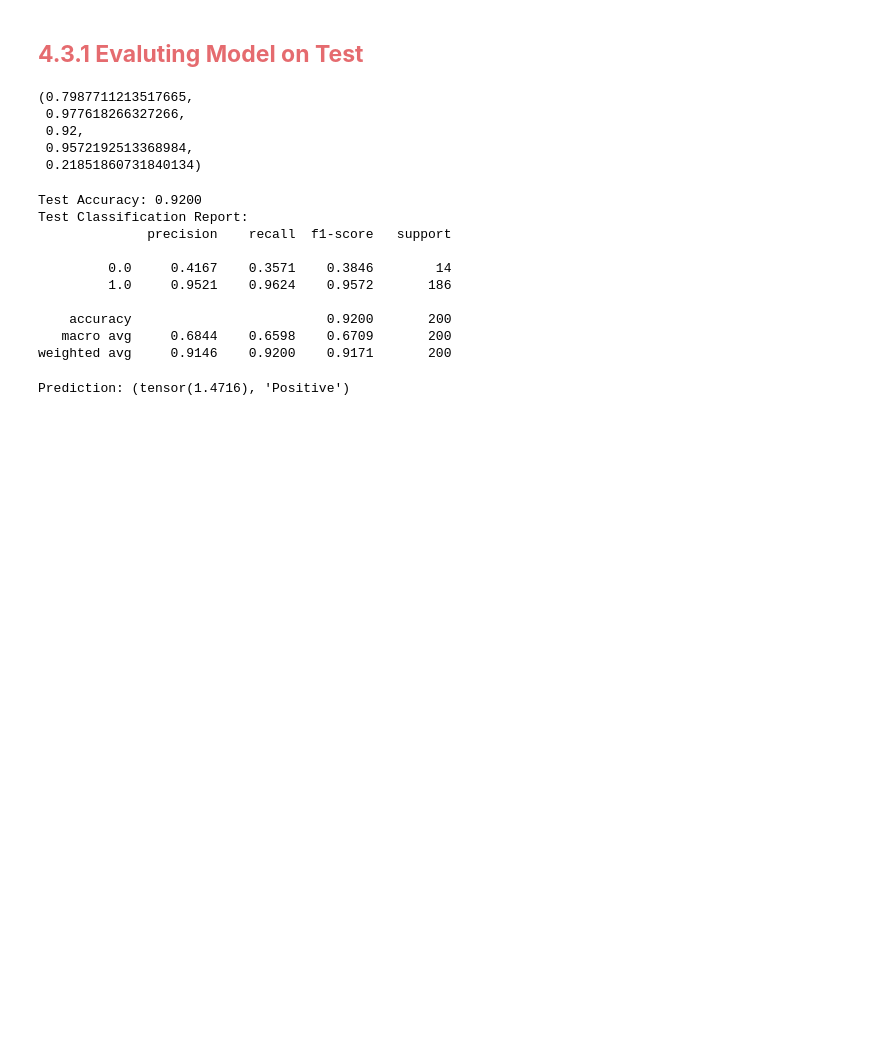
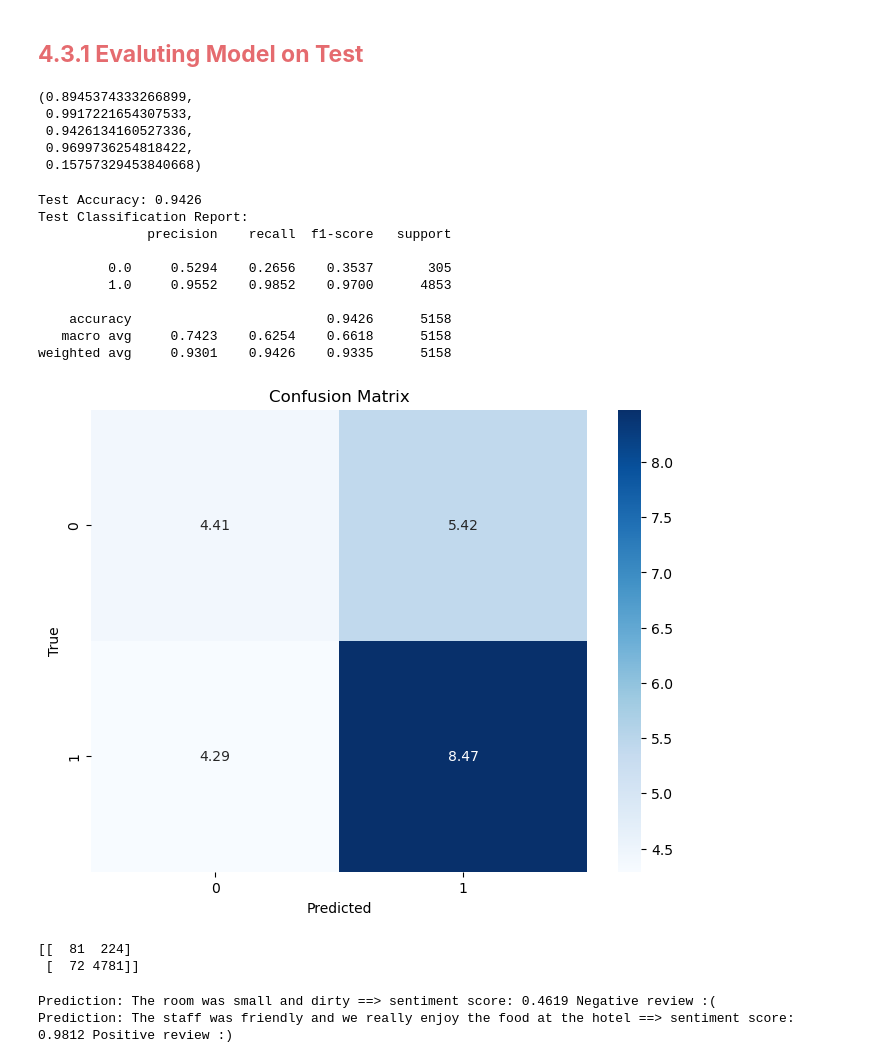
Before and after one commit to rkouak2s/customer_review, a Jupyter notebook: transformers.ipynb, the cells around one changed output. Cells and saved outputs as stored; diff of their text form; code cells hidden in the pictures; blank space fills up the shorter version.

```diff
--- a/transformers.ipynb
+++ b/transformers.ipynb
@@ -531,7 +534,7 @@ def train_(n_epochs, model, train_gen, val_gen, optimizer, scheduler, loss_fn, d
 # %%
 train_gen = create_data_loader(train[:30000],tokenizer, max_length, batch_size)
 val_gen = create_data_loader(val[:10000],tokenizer, max_length, batch_size)
-test_gen = create_data_loader(val[:200],tokenizer, max_length, batch_size)
+test_gen = create_data_loader(test,tokenizer, max_length, batch_size)
 # %%
 model = BinarySentimentClassifier()
 model.to(device)
@@ -613,11 +605,11 @@ plt.show()
 test_metrics = test_(model, test_gen, loss_fn, device, len(test_gen))
 test_metrics
 # %% [output]
-(0.7987711213517665,
- 0.977618266327266,
- 0.92,
- 0.9572192513368984,
- 0.21851860731840134)
+(0.8945374333266899,
+ 0.9917221654307533,
+ 0.9426134160527336,
+ 0.9699736254818422,
+ 0.15757329453840668)
 # %%
 def evaluate(model, data_loader, device):
     model.eval()
@@ -640,26 +632,40 @@ def evaluate(model, data_loader, device):
 
     accuracy = accuracy_score(actual_labels, predictions)
     report = classification_report(actual_labels, predictions, digits=4)
+    cm = confusion_matrix(actual_labels, predictions)
 
-    return accuracy, report
+
+    return accuracy, report, cm
 # %%
 # Assume test_gen is your test DataLoader
-test_accuracy, test_report = evaluate(model, test_gen, device)
+test_accuracy, test_report, cm  = evaluate(model, test_gen, device)
 
 print(f"Test Accuracy: {test_accuracy:.4f}")
 print("Test Classification Report:")
 print(test_report)
+# Use a heatmap with a logarithmic scale to better visualize the data
+plt.figure(figsize=(8, 6))
+sns.heatmap(np.log1p(cm), annot=True, fmt=".2f", cmap='Blues')
+plt.title('Confusion Matrix')
+plt.xlabel('Predicted')
+plt.ylabel('True')
+plt.savefig("ConfusionMatrixUsingTransformer.pdf", format="pdf",bbox_inches="tight")
+plt.show()
+print(cm)
 # %% [output]
-Test Accuracy: 0.9200
+Test Accuracy: 0.9426
 Test Classification Report:
               precision    recall  f1-score   support
 
-         0.0     0.4167    0.3571    0.3846        14
-         1.0     0.9521    0.9624    0.9572       186
+         0.0     0.5294    0.2656    0.3537       305
+         1.0     0.9552    0.9852    0.9700      4853
 
-    accuracy                         0.9200       200
-   macro avg     0.6844    0.6598    0.6709       200
-weighted avg     0.9146    0.9200    0.9171       200
+    accuracy                         0.9426      5158
+   macro avg     0.7423    0.6254    0.6618      5158
+weighted avg     0.9301    0.9426    0.9335      5158
+[figure, added]
+[[  81  224]
+ [  72 4781]]
 # %%
 def predict_rating(text, model, tokenizer, device, max_length=128):
     model.eval()
@@ -676,7 +687,10 @@ def predict_rating(text, model, tokenizer, device, max_length=128):
-# %%
-# Assuming the model, tokenizer, and device are already defined and the model is loaded with the trained weights
-text = "bad room service"
-prediction = predict_rating(text, model, tokenizer, device)
-print(f"Prediction: {prediction}")
-# %% [output]
-Prediction: (tensor(1.4716), 'Positive')
+# %%
+text1 = "The room was small and dirty"
+text2 = 'The staff was friendly and we really enjoy the food at the hotel'
+prediction1 = predict_rating(text1, model, tokenizer, device)
+prediction2 = predict_rating(text2, model, tokenizer, device)
+print(f"Prediction: {prediction1}")
+print(f"Prediction: {prediction2}")
+# %% [output]
+Prediction: The room was small and dirty ==> sentiment score: 0.4619 Negative review :(
+Prediction: The staff was friendly and we really enjoy the food at the hotel ==> sentiment score: 0.9812 Positive review :)
```
Also changed, not shown: parts of 4 cells of this notebook.
